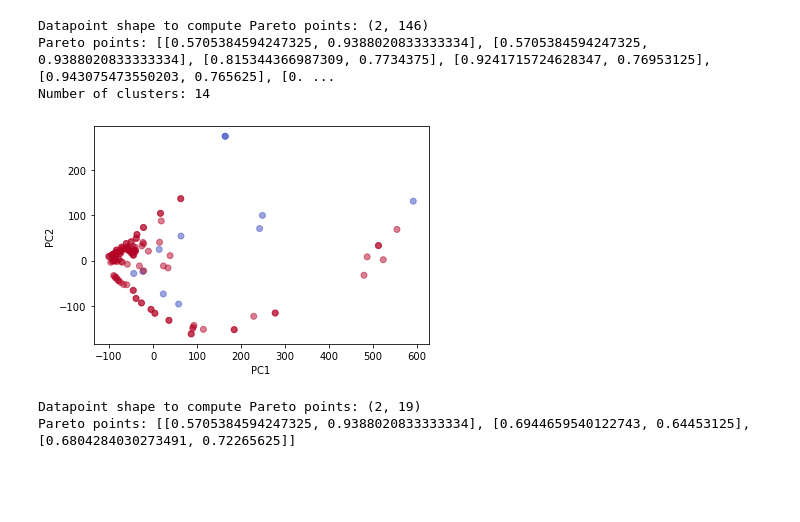
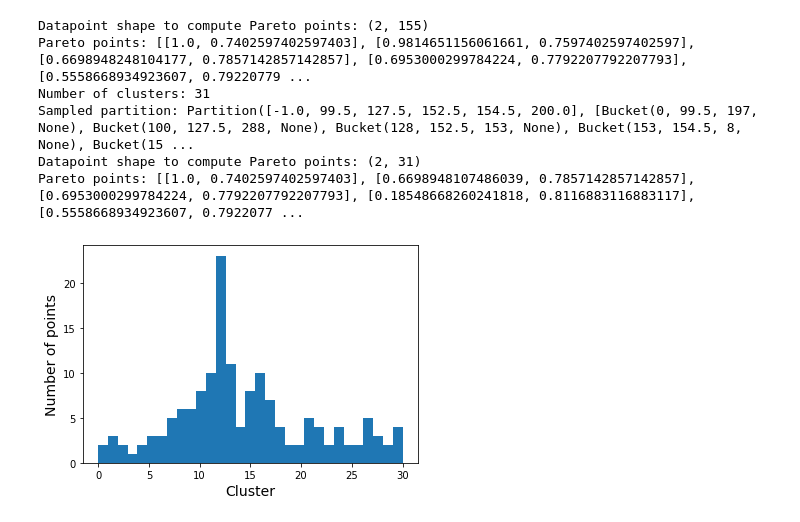
Before and after one commit to ey-l/explainable-discretization, a Jupyter notebook: notebooks/pca-explore.ipynb, the cells around one changed output. Cells and saved outputs as stored; diff of their text form; code cells hidden in the pictures; blank space fills up the shorter version.

Commit message:
add cluster methods

```diff
--- a/notebooks/pca-explore.ipynb
+++ b/notebooks/pca-explore.ipynb
@@ -40,12 +41,13 @@ dataset = 'pima'
 min_num_bins = 2
 max_num_bins = 20
 target = 'Outcome'
+gpt_measure = False
 semantic_metrics = ['gpt_distance', 'l2_norm', 'KLDiv']
-attributes = {'Age': [-1, 18, 35, 50, 65, 100], 'Glucose': [-1, 140, 200], 'BMI': [-1, 18.5, 25, 30, 68], }
+attributes = {'Glucose': [-1, 140, 200], 'BMI': [-1, 18.5, 25, 30, 68], 'Age': [-1, 18, 35, 50, 65, 100], }
 
 for attr, gold_standard_bins in attributes.items():
 
-    ss = get_data_imputation_search_space(raw_data, attr, target, gold_standard_bins, min_num_bins, max_num_bins)
-
+    #ss = get_data_imputation_search_space(raw_data, attr, target, gold_standard_bins, min_num_bins, max_num_bins, gpt_measure)
+    ss = get_explainable_modeling_search_space(raw_data, attr, target, gold_standard_bins, min_num_bins, max_num_bins, gpt_measure)
     break
 # %% [output]
@@ -120,12 +174,16 @@ def cluster_sampling(search_space, num_samples:int=2, frac_outlier_samples=0.5,
 # %%
 #for semantic_metric in semantic_metrics:
 semantic_metric = 'l2_norm'
-datapoints, gt_pareto_points = get_pareto_front(ss.candidates, semantic_metric)
-explored_points, est_pareto_points, outliers = cluster_sampling(ss, 1, 0.5, semantic_metric)
+dim = 5
+n_points_per_cluster = 2
+n_samples = 1
+datapoints, gt_pareto_points, points_df = get_pareto_front(ss.candidates, semantic_metric)
+explored_points, est_pareto_points, outliers, clusters = cluster_sampling(ss, n_samples, 1, semantic_metric, dim, n_points_per_cluster)
 # %% [output]
-Datapoint shape to compute Pareto points: (2, 146)
-Pareto points: [[0.5705384594247325, 0.9388020833333334], [0.5705384594247325, 0.9388020833333334], [0.815344366987309, 0.7734375], [0.9241715724628347, 0.76953125], [0.943075473550203, 0.765625], [0. ...
-Number of clusters: 14
+Datapoint shape to compute Pareto points: (2, 155)
+Pareto points: [[1.0, 0.7402597402597403], [0.9814651156061661, 0.7597402597402597], [0.6698948248104177, 0.7857142857142857], [0.6953000299784224, 0.7792207792207793], [0.5558668934923607, 0.79220779 ...
+Number of clusters: 31
+Sampled partition: Partition([-1.0, 99.5, 127.5, 152.5, 154.5, 200.0], [Bucket(0, 99.5, 197, None), Bucket(100, 127.5, 288, None), Bucket(128, 152.5, 153, None), Bucket(153, 154.5, 8, None), Bucket(15 ...
+Datapoint shape to compute Pareto points: (2, 31)
+Pareto points: [[1.0, 0.7402597402597403], [0.6698948107486039, 0.7857142857142857], [0.6953000299784224, 0.7792207792207793], [0.18548668260241818, 0.8116883116883117], [0.5558668934923607, 0.7922077 ...
-[figure, old version]
+[figure, new version]
-Datapoint shape to compute Pareto points: (2, 19)
-Pareto points: [[0.5705384594247325, 0.9388020833333334], [0.6944659540122743, 0.64453125], [0.6804284030273491, 0.72265625]]
```
Also changed, not shown: parts of 22 cells of this notebook, 6 other files.
